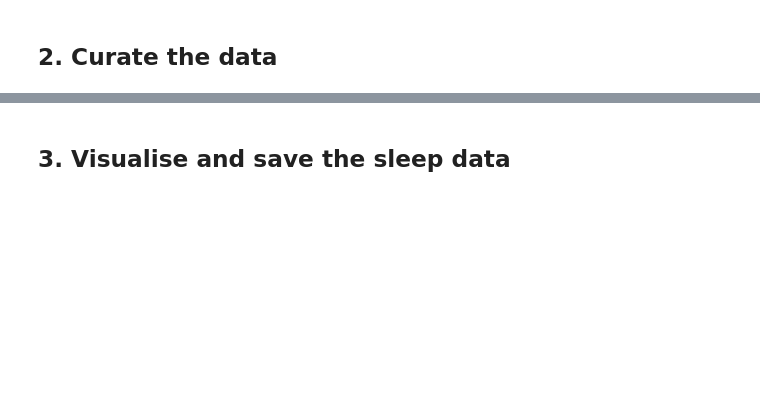
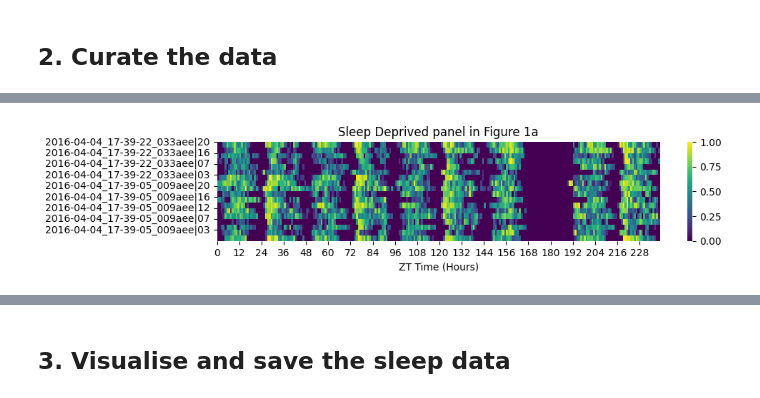
Before and after one commit to gilestrolab/ethoscopy, a Jupyter notebook: tutorial_notebook/1_Overview_tutorial.ipynb, the cells around one changed output, grey strips where cells are left out. Drawn from its saved outputs; the diff is of its cells as text; code cells hidden in the pictures; blank space fills up the shorter version.

```diff
--- a/tutorial_notebook/1_Overview_tutorial.ipynb
+++ b/tutorial_notebook/1_Overview_tutorial.ipynb
@@ -67,7 +37,7 @@ fig.show()
 # %%
 # use this pandas method to load your pickle file
 # Once saved and loading below you can skip the steps above
-# df = pd.read_pickle('./tutorial_dataframe.pkl') # replace with the above
+df = pd.read_pickle('./tutorial_dataframe.pkl') # replace with the above
 # %%
 # this method will display an excerpt of both the metadata and data together for you to view
 df.display()
@@ -119,8 +162,11 @@ fig.show()
 # %%
 # You can also limit your visualisation to a subgroup of animals.
 # For instance, we may want to show only animals in the experiment that underwent sleep deprivation
 fig = df.xmv('sleep_deprived', True).heatmap( variable = 'asleep')
+fig.axes[0].set_title("Sleep Deprived panel in Figure 1a")
 fig.show()
+# %% [output]
+[figure, added]
 # %%
 # Or those who did not
 fig = df.xmv('sleep_deprived', False).heatmap( variable = 'asleep')
```
Also changed, not shown: parts of 47 cells of this notebook, 8 other files.
